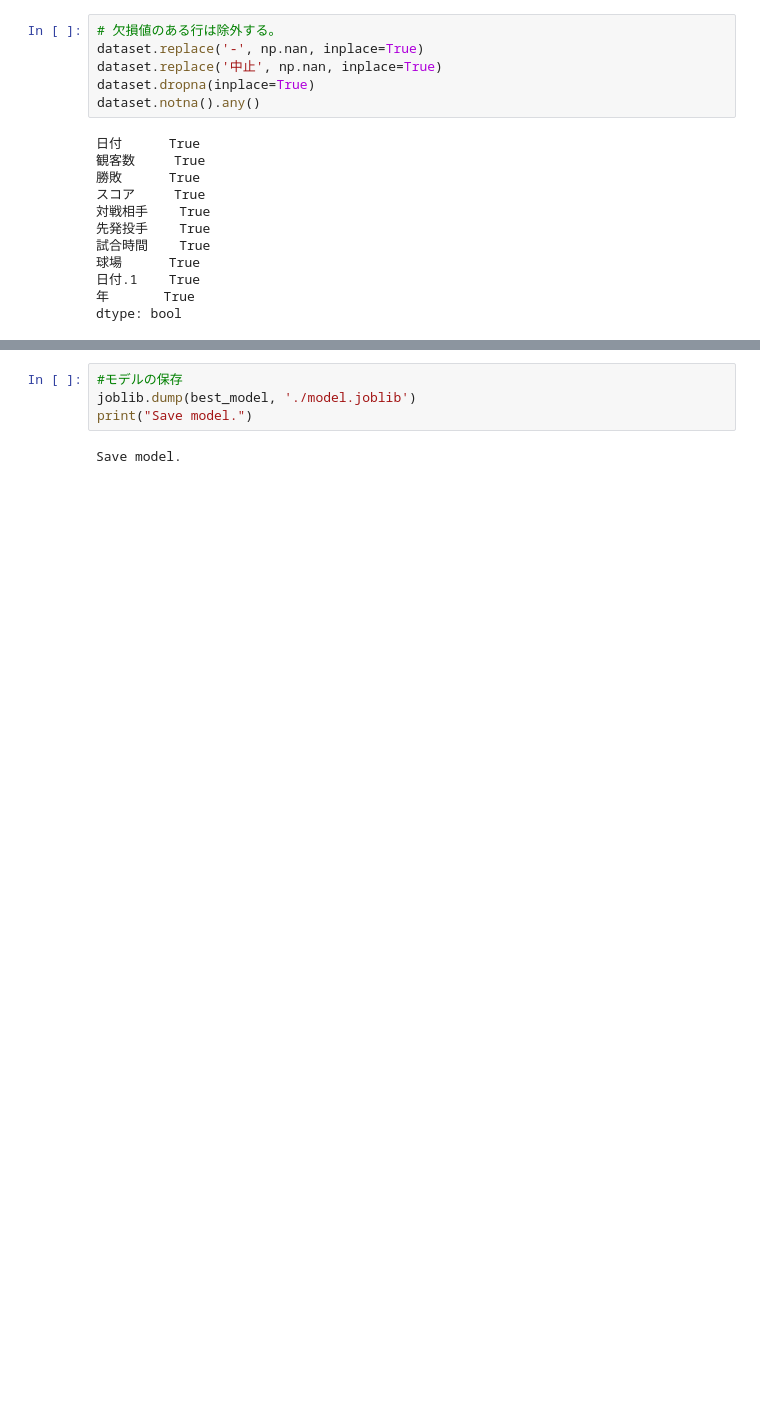
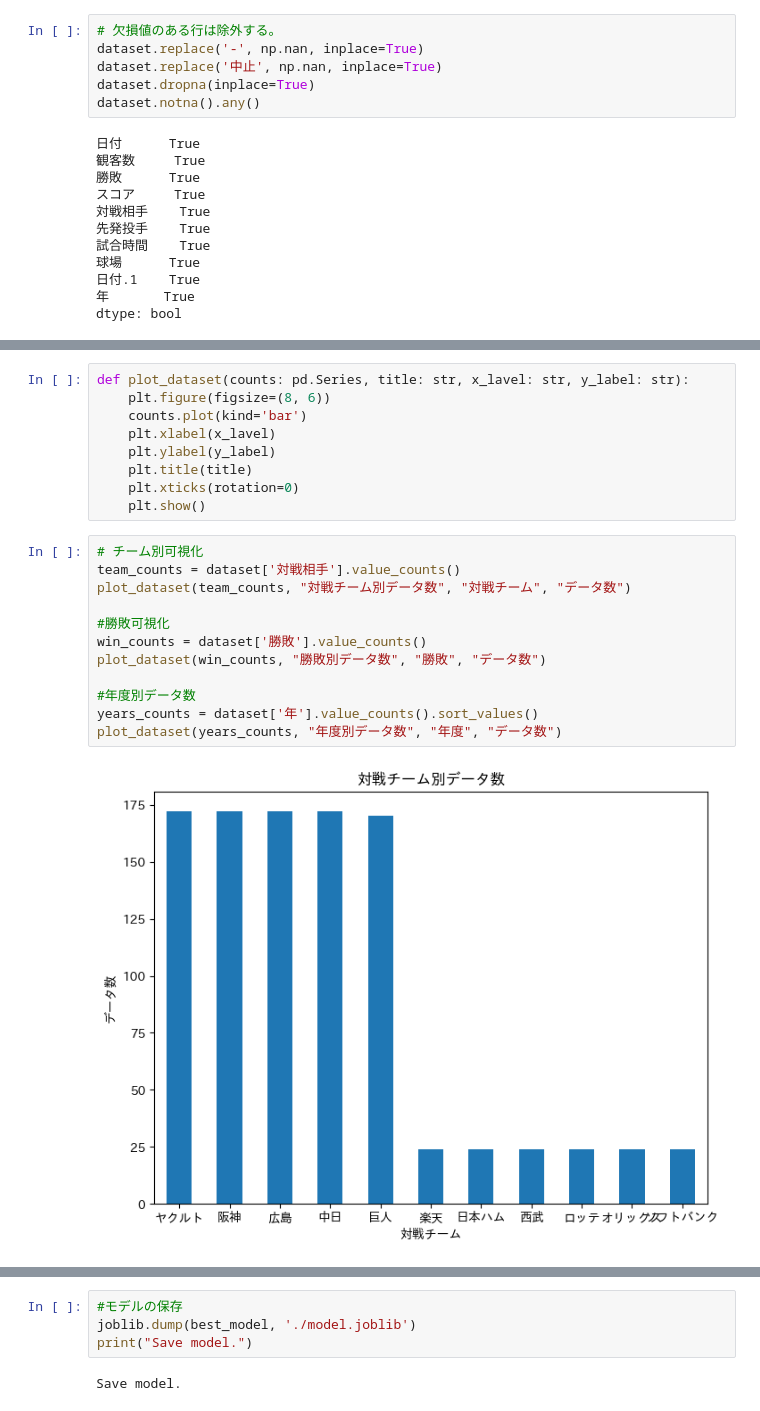
Before and after one commit to tsyu12345/Class_DataScienceEX, a Jupyter notebook: 最終課題用/report-23vr008n.ipynb, the cells around one changed output, grey strips where cells are left out. Drawn from its saved outputs; the diff is of its cells as text; blank space fills up the shorter version.

```diff
--- a/最終課題用/report-23vr008n.ipynb
+++ b/最終課題用/report-23vr008n.ipynb
@@ -110,0 +126,23 @@ dataset
+# %%
+def plot_dataset(counts: pd.Series, title: str, x_lavel: str, y_label: str):
+    plt.figure(figsize=(8, 6))
+    counts.plot(kind='bar')
+    plt.xlabel(x_lavel)
+    plt.ylabel(y_label)
+    plt.title(title)
+    plt.xticks(rotation=0)
+    plt.show()
+# %%
+# チーム別可視化
+team_counts = dataset['対戦相手'].value_counts()
+plot_dataset(team_counts, "対戦チーム別データ数", "対戦チーム", "データ数")
+
+#勝敗可視化
+win_counts = dataset['勝敗'].value_counts()
+plot_dataset(win_counts, "勝敗別データ数", "勝敗", "データ数")
+
+#年度別データ数
+years_counts = dataset['年'].value_counts().sort_values()
+plot_dataset(years_counts, "年度別データ数", "年度", "データ数")
+# %% [output]
+[figure, added]
```
Also changed, not shown: parts of 15 cells of this notebook, 3 other files.
